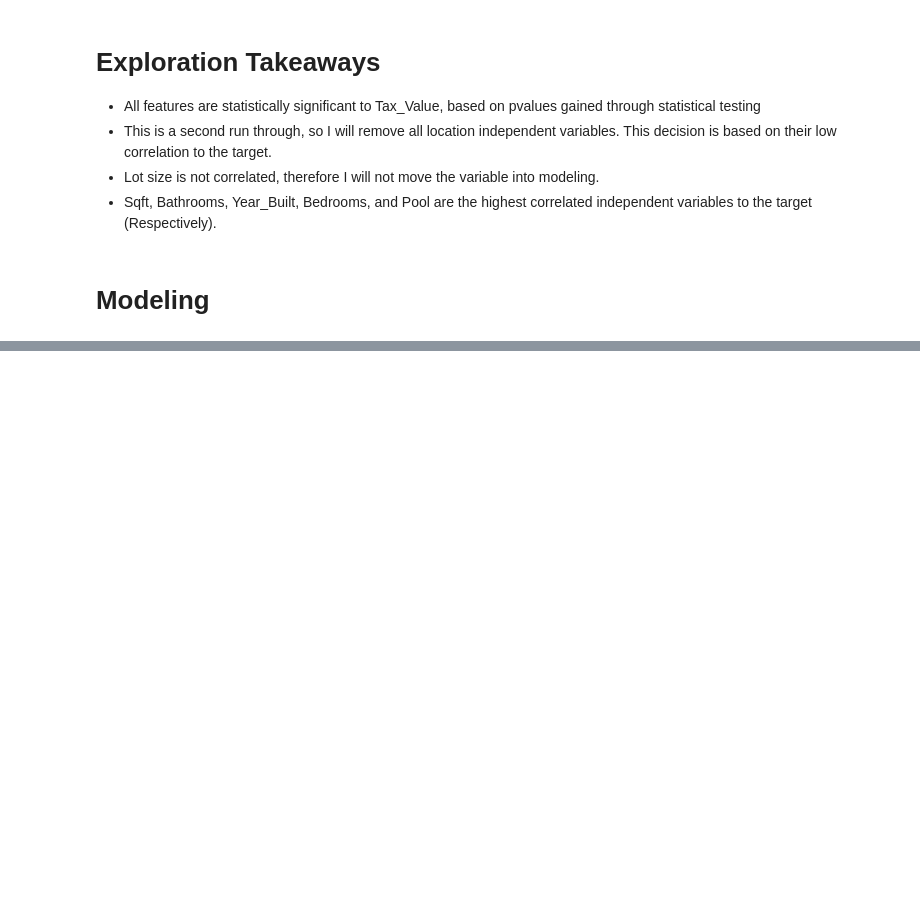
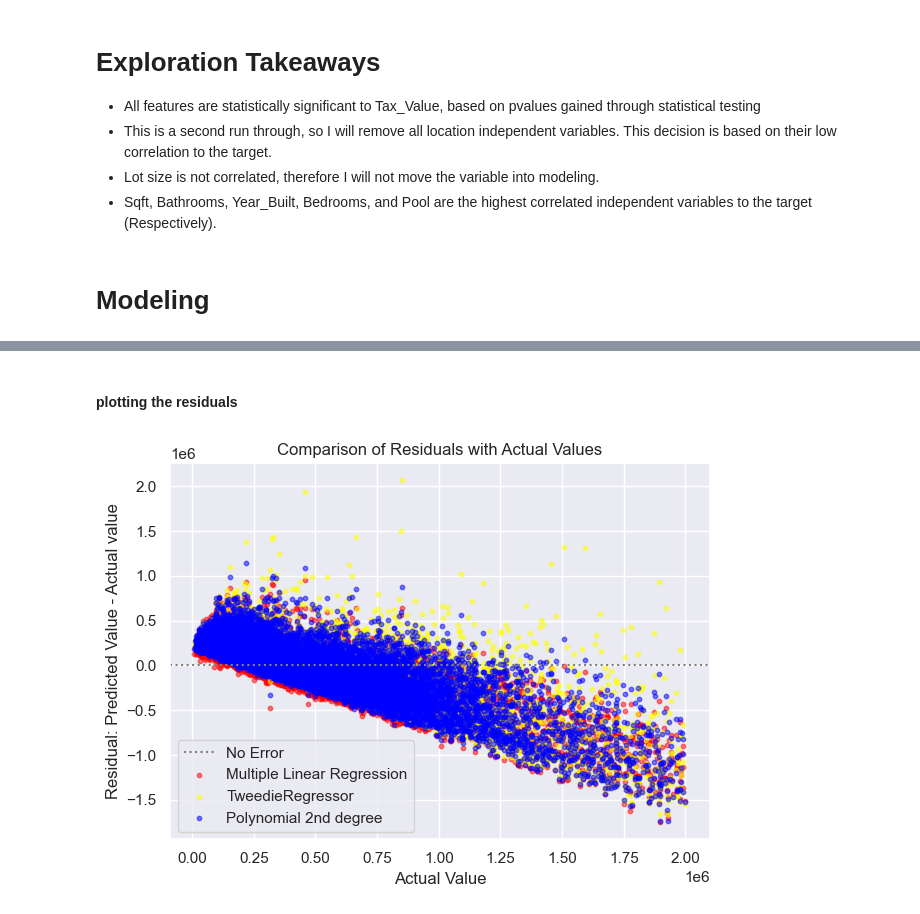
Before and after one commit to Andrew-Casey/Zillow_project, a Jupyter notebook: Zillow_MVP2.ipynb, the cells around one changed output, grey strips where cells are left out. Saved outputs shown, nothing was run; the diff lists cells and outputs as text; code cells hidden in the pictures; blank space fills up the shorter version.

```diff
--- a/Zillow_MVP2.ipynb
+++ b/Zillow_MVP2.ipynb
@@ -647,0 +1224,20 @@ eva.run_regression1(X_train_scaled, y_train)
+# %% [markdown]
+#### plotting the residuals
+# %%
+#Plotting of residuals
+plt.axhline(0, ls=':', color='grey', label="No Error")
+
+plt.scatter(plot_this.actual, plot_this.pred_OLS - plot_this.actual, alpha=0.5, color="red", s=10, label="Multiple Linear Regression")
+plt.scatter(plot_this.actual, plot_this.pred_glm - plot_this.actual, alpha=0.5, color="yellow", s=10, label="TweedieRegressor")
+plt.scatter(plot_this.actual, plot_this.pred_pr - plot_this.actual, alpha=0.5, color="blue", s=10, label="Polynomial 2nd degree")
+
+plt.legend()
+plt.title("Comparison of Residuals with Actual Values")
+plt.xlabel("Actual Value")
+plt.ylabel("Residual: Predicted Value - Actual value")
+
+plt.tight_layout()
+
+plt.show()
+# %% [output]
+[figure, added]
```
Also changed, not shown: parts of 123 cells of this notebook, 7 other files.
